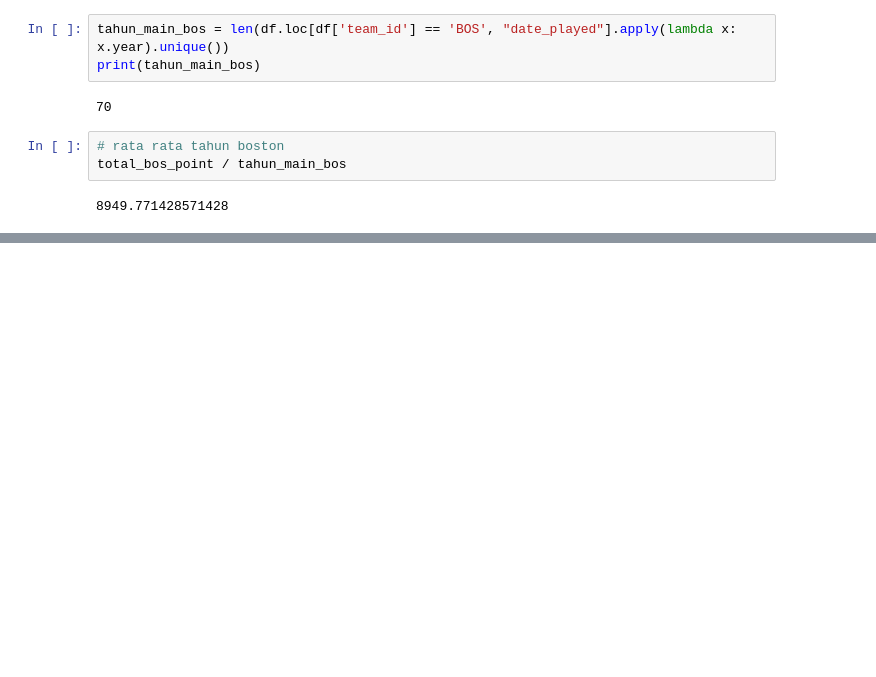
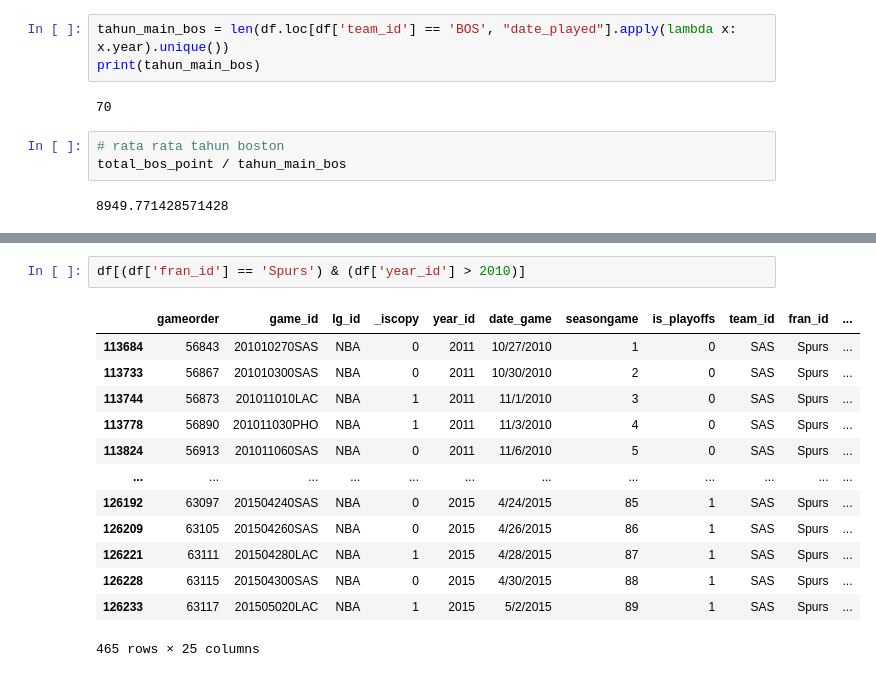
Before and after one commit to iketutg/pythonds_202301, a Jupyter notebook: pertemuan_05_pandas.ipynb, the cells around one changed output, grey strips where cells are left out. Drawn from its saved outputs; the diff is of its cells as text; blank space fills up the shorter version.

```diff
--- a/pertemuan_05_pandas.ipynb
+++ b/pertemuan_05_pandas.ipynb
@@ -587,0 +827,16 @@ total_bos_point / tahun_main_bos
+# %%
+df[(df['fran_id'] == 'Spurs') & (df['year_id'] > 2010)]
+# %% [output]
+|  | gameorder | game_id | lg_id | _iscopy | year_id | date_game | seasongame | is_playoffs | team_id | fran_id | ... |
+| 113684 | 56843 | 201010270SAS | NBA | 0 | 2011 | 10/27/2010 | 1 | 0 | SAS | Spurs | ... |
+| 113733 | 56867 | 201010300SAS | NBA | 0 | 2011 | 10/30/2010 | 2 | 0 | SAS | Spurs | ... |
+| 113744 | 56873 | 201011010LAC | NBA | 1 | 2011 | 11/1/2010 | 3 | 0 | SAS | Spurs | ... |
+| 113778 | 56890 | 201011030PHO | NBA | 1 | 2011 | 11/3/2010 | 4 | 0 | SAS | Spurs | ... |
+| 113824 | 56913 | 201011060SAS | NBA | 0 | 2011 | 11/6/2010 | 5 | 0 | SAS | Spurs | ... |
+| ... | ... | ... | ... | ... | ... | ... | ... | ... | ... | ... | ... |
+| 126192 | 63097 | 201504240SAS | NBA | 0 | 2015 | 4/24/2015 | 85 | 1 | SAS | Spurs | ... |
+| 126209 | 63105 | 201504260SAS | NBA | 0 | 2015 | 4/26/2015 | 86 | 1 | SAS | Spurs | ... |
+| 126221 | 63111 | 201504280LAC | NBA | 1 | 2015 | 4/28/2015 | 87 | 1 | SAS | Spurs | ... |
+| 126228 | 63115 | 201504300SAS | NBA | 0 | 2015 | 4/30/2015 | 88 | 1 | SAS | Spurs | ... |
+| 126233 | 63117 | 201505020LAC | NBA | 1 | 2015 | 5/2/2015 | 89 | 1 | SAS | Spurs | ... |
+465 rows × 25 columns
```
Also changed, not shown: parts of 67 cells of this notebook, 6 other files.
